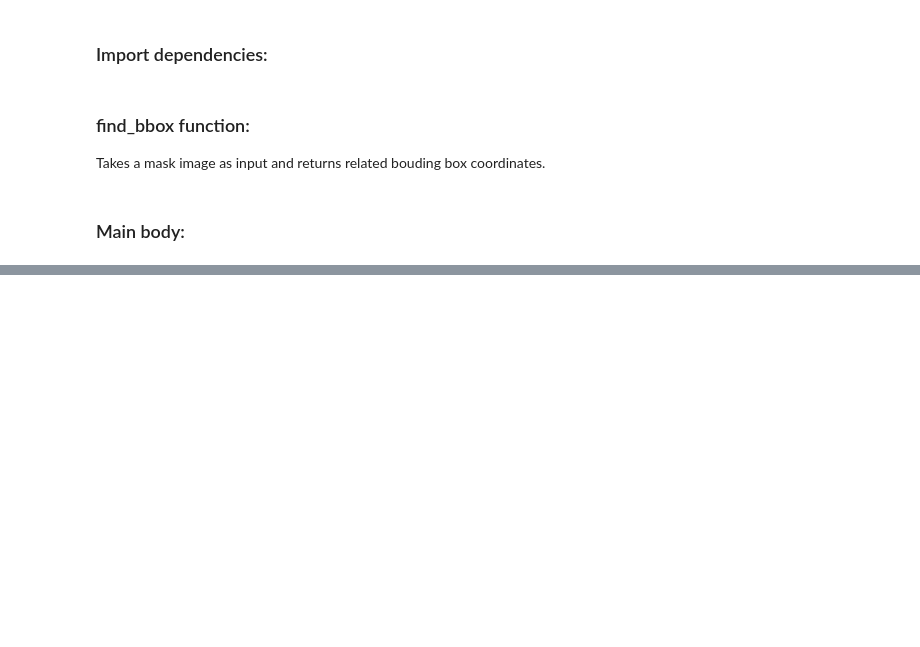
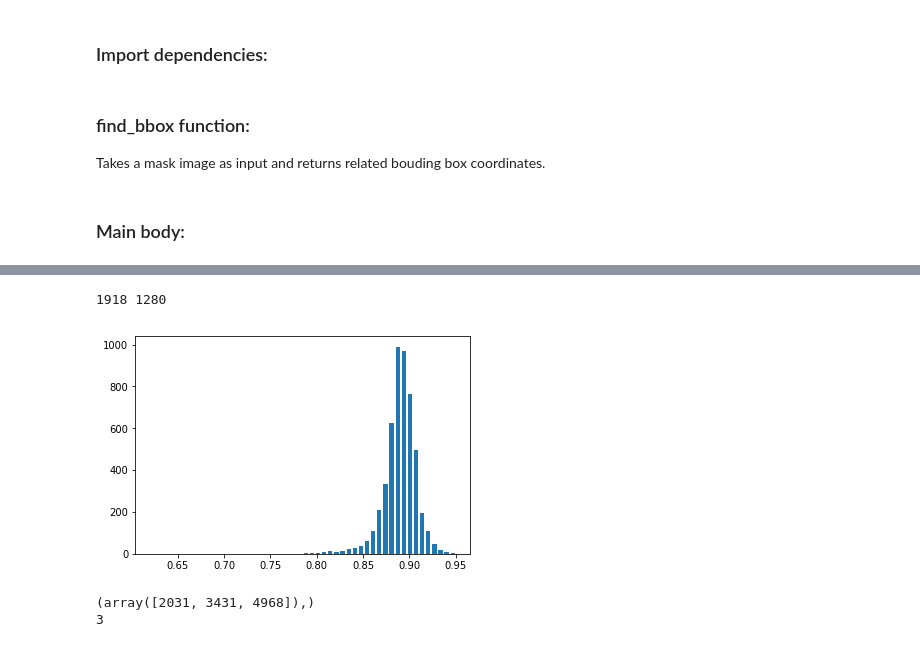
Before and after one commit to deepmd/Carvana, a Jupyter notebook: find_bboxes.ipynb, the cells around one changed output, grey strips where cells are left out. Saved outputs shown, nothing was run; the diff lists cells and outputs as text; code cells hidden in the pictures; blank space fills up the shorter version.

```diff
--- a/find_bboxes.ipynb
+++ b/find_bboxes.ipynb
@@ -47,0 +78,47 @@ np.savetxt('inputs/train_bbox.csv', bboxes, fmt='%s', delimiter=',', newline='\n
+# %%
+im_width = 1918
+im_height = 1280
+# %% [output]
+1918 1280
+# %%
+precise_bboxes = utils_masks.get_bboxes('inputs/Old_Bboxes/train_bbox.csv')
+# %%
+approx_bboxes = utils_masks.get_bboxes('inputs/train_bboxes.csv')
+# %%
+def bb_intersection_over_union(boxA, boxB):
+    # determine the (x, y)-coordinates of the intersection rectangle
+    xA = max(boxA[0], boxB[0])
+    yA = max(boxA[1], boxB[1])
+    xB = min(boxA[2], boxB[2])
+    yB = min(boxA[3], boxB[3])
+
+    # compute the area of intersection rectangle
+    interArea = (xB - xA + 1) * (yB - yA + 1)
+
+    # compute the area of both the prediction and ground-truth
+    # rectangles
+    boxAArea = (boxA[2] - boxA[0] + 1) * (boxA[3] - boxA[1] + 1)
+    boxBArea = (boxB[2] - boxB[0] + 1) * (boxB[3] - boxB[1] + 1)
+
+    # compute the intersection over union by taking the intersection
+    # area and dividing it by the sum of prediction + ground-truth
+    # areas - the interesection area
+    iou = interArea / float(boxAArea + boxBArea - interArea)
+
+    # return the intersection over union value
+    return iou
+# %%
+IOU = []
+for id in ids_train.values:
+    boxA = precise_bboxes[id]
+    boxB = approx_bboxes[id]
+    IOU.append(bb_intersection_over_union(boxA, boxB))
+# %%
+#plt.hist(IOU)
+hist, bins = np.histogram(IOU, bins=50)
+width = 0.7 * (bins[1] - bins[0])
+center = (bins[:-1] + bins[1:]) / 2
+plt.bar(center, hist, align='center', width=width)
+plt.show()
+# %% [output]
+[figure, added]
@@ -47,0 +127,7 @@ np.savetxt('inputs/train_bbox.csv', bboxes, fmt='%s', delimiter=',', newline='\n
+# %%
+idx = np.where(indices == True)
+print idx
+print np.shape(idx)[1]
+# %% [output]
+(array([2031, 3431, 4968]),)
+3
```
Also changed, not shown: parts of 10 cells of this notebook, 26 other files.
